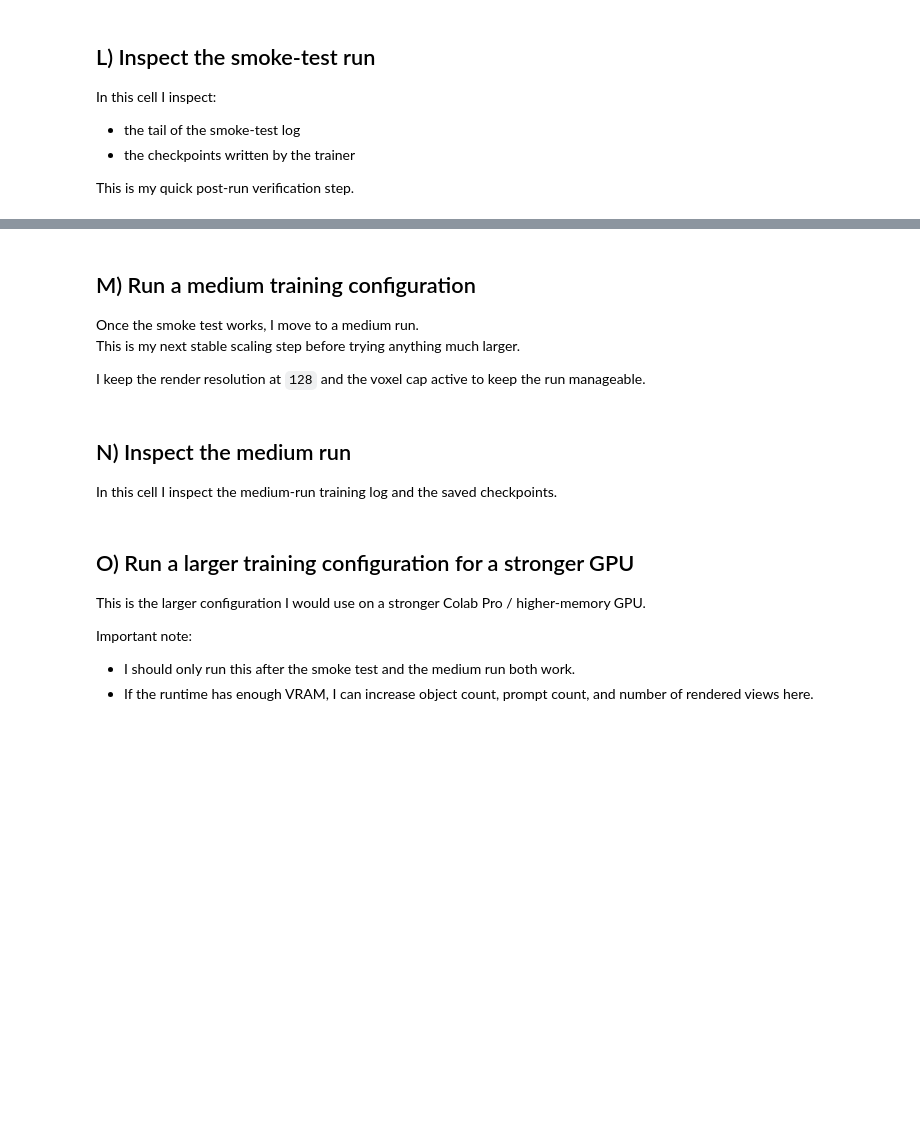
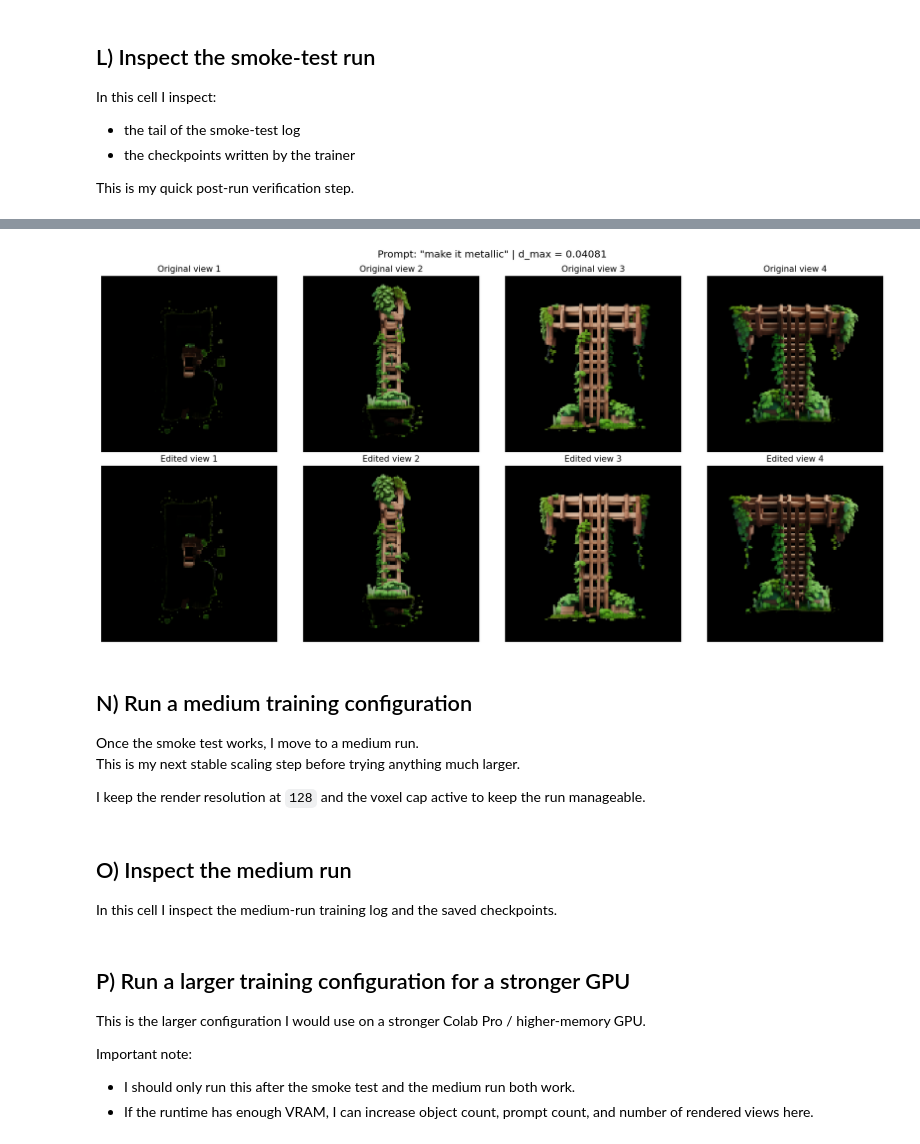
Before and after one commit to SamOrTrinity/trellis-editnet-review-repo, a Jupyter notebook: TRELLIS_Colab.ipynb, the cells around one changed output, grey strips where cells are left out. Cells and saved outputs as stored; diff of their text form; code cells hidden in the pictures; blank space fills up the shorter version.

```diff
--- a/TRELLIS_Colab.ipynb
+++ b/TRELLIS_Colab.ipynb
@@ -1426,5 +1661,12 @@ ls -lh /workspace/edit_checkpoints || true
+# %%
+from PIL import Image
+from IPython.display import display
+
+display(Image.open("/workspace/TRELLIS/artifacts/inference_visual.png"))
+# %% [output]
+[figure, added]
 # %% [markdown]
-## M) Run a medium training configuration
+## N) Run a medium training configuration
 
 Once the smoke test works, I move to a medium run.
 This is my next stable scaling step before trying anything much larger.
@@ -1456,7 +1698,7 @@ export EDIT_LOG=/workspace/TRELLIS/artifacts/run_medium.log
 
 /content/miniconda/envs/trellis/bin/python -u /workspace/TRELLIS/train_edit_delta_scalable.py 2>&1 | tee "$EDIT_LOG"
 # %% [markdown]
-## N) Inspect the medium run
+## O) Inspect the medium run
 
 In this cell I inspect the medium-run training log and the saved checkpoints.
 # %%
@@ -1468,7 +1710,7 @@ echo
 echo "===== CHECKPOINTS ====="
 ls -lh /workspace/edit_checkpoints || true
 # %% [markdown]
-## O) Run a larger training configuration for a stronger GPU
+## P) Run a larger training configuration for a stronger GPU
 
 This is the larger configuration I would use on a stronger Colab Pro / higher-memory GPU.
 
```
Also changed, not shown: parts of 3 cells of this notebook, 1 other file.
